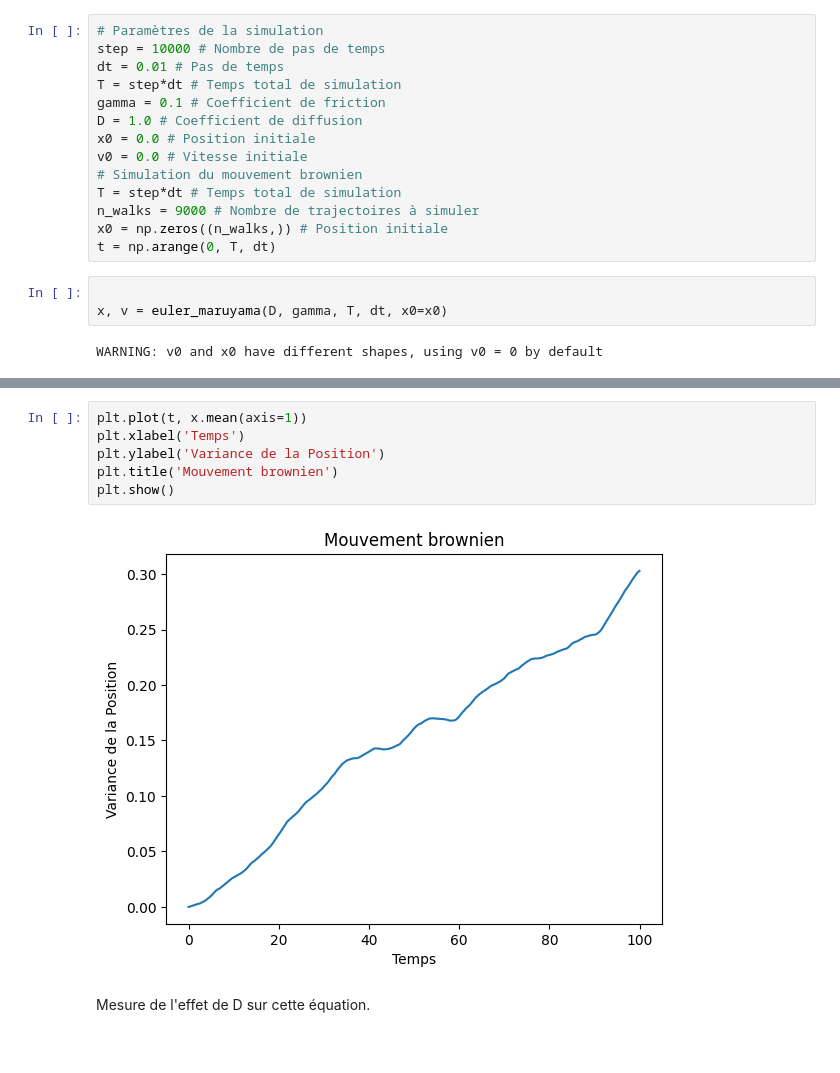
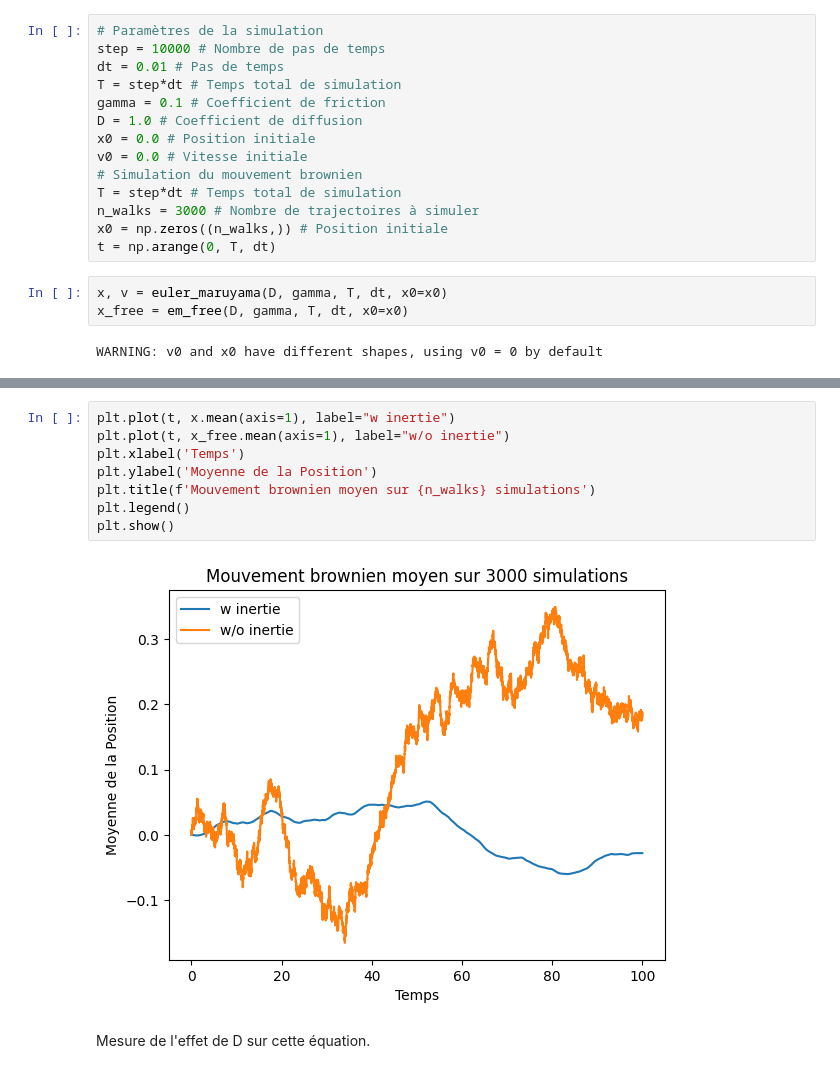
Before and after one commit to ostix360/Brownian-Motion, a Jupyter notebook: CR_speed.ipynb, the cells around one changed output, grey strips where cells are left out. Cells and saved outputs as stored; diff of their text form.

```diff
--- a/CR_speed.ipynb
+++ b/CR_speed.ipynb
@@ -16,12 +16,12 @@ x0 = 0.0 # Position initiale
 v0 = 0.0 # Vitesse initiale
 # Simulation du mouvement brownien
 T = step*dt # Temps total de simulation
-n_walks = 9000 # Nombre de trajectoires à simuler
+n_walks = 3000 # Nombre de trajectoires à simuler
 x0 = np.zeros((n_walks,)) # Position initiale
 t = np.arange(0, T, dt)
 # %%
-
 x, v = euler_maruyama(D, gamma, T, dt, x0=x0)
+x_free = em_free(D, gamma, T, dt, x0=x0)
 # %% [output]
 WARNING: v0 and x0 have different shapes, using v0 = 0 by default
 # %%
@@ -43,11 +59,13 @@ plt.show()
 # %%
-plt.plot(t, x.mean(axis=1))
+plt.plot(t, x.mean(axis=1), label="w inertie")
+plt.plot(t, x_free.mean(axis=1), label="w/o inertie")
 plt.xlabel('Temps')
-plt.ylabel('Variance de la Position')
-plt.title('Mouvement brownien')
+plt.ylabel('Moyenne de la Position')
+plt.title(f'Mouvement brownien moyen sur {n_walks} simulations')
+plt.legend()
 plt.show()
 # %% [output]
-[figure, old version]
+[figure, new version]
 # %% [markdown]
 Mesure de l'effet de D sur cette équation.
 # %%
```
Also changed, not shown: parts of 11 cells of this notebook.
